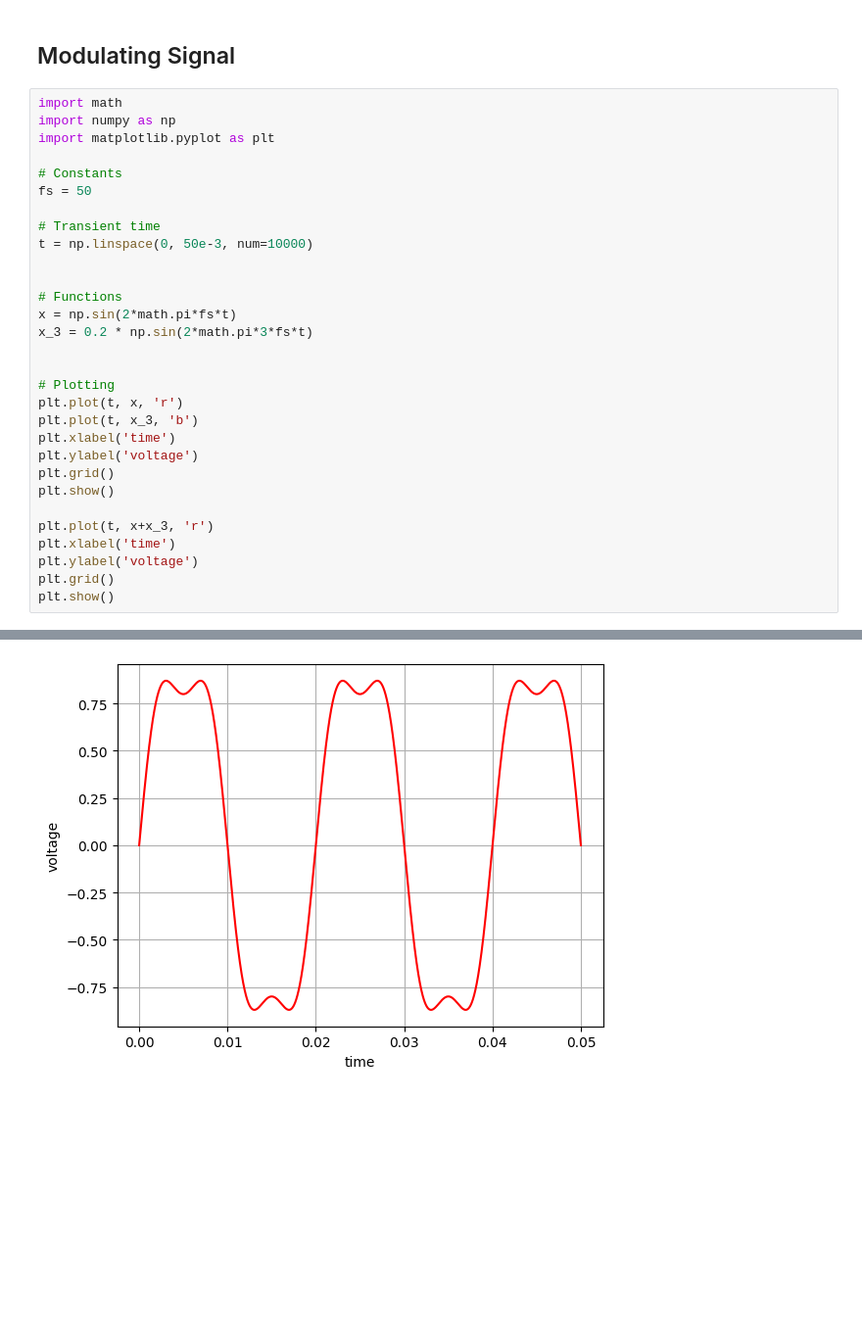
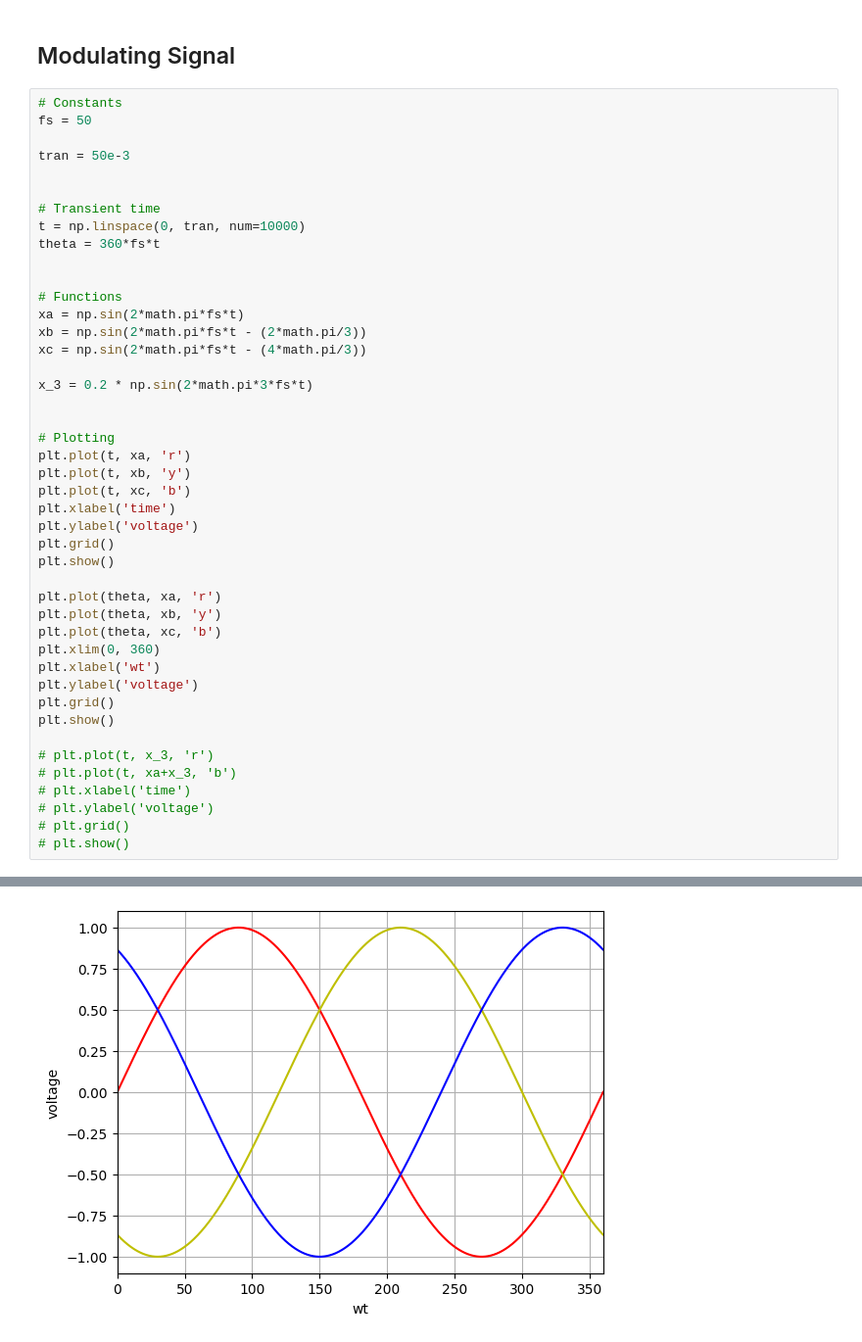
Before and after one commit to sunnyiisc/Three-Phase-Inverter-12VDC-to-440VAC-3ph--50Hz, a Jupyter notebook: 3_phase_Inverter.ipynb, the cells around one changed output, grey strips where cells are left out. Shown at 98% size. Cells and saved outputs as stored; diff of their text form; blank space fills up the shorter version.

```diff
--- a/3_phase_Inverter.ipynb
+++ b/3_phase_Inverter.ipynb
@@ -9,33 +54,47 @@ Hello 3phase Inverter
 # %% [markdown]
 ## Modulating Signal
 # %%
-import math
-import numpy as np
-import matplotlib.pyplot as plt
-
 # Constants
 fs = 50
 
+tran = 50e-3
+
+
 # Transient time
-t = np.linspace(0, 50e-3, num=10000)
+t = np.linspace(0, tran, num=10000)
+theta = 360*fs*t
 
 
 # Functions
-x = np.sin(2*math.pi*fs*t)
+xa = np.sin(2*math.pi*fs*t)
+xb = np.sin(2*math.pi*fs*t - (2*math.pi/3))
+xc = np.sin(2*math.pi*fs*t - (4*math.pi/3))
+
 x_3 = 0.2 * np.sin(2*math.pi*3*fs*t)
 
 
 # Plotting
-plt.plot(t, x, 'r')
-plt.plot(t, x_3, 'b')
+plt.plot(t, xa, 'r')
+plt.plot(t, xb, 'y')
+plt.plot(t, xc, 'b')
 plt.xlabel('time')
 plt.ylabel('voltage')
 plt.grid()
 plt.show()
 
-plt.plot(t, x+x_3, 'r')
-plt.xlabel('time')
+plt.plot(theta, xa, 'r')
+plt.plot(theta, xb, 'y')
+plt.plot(theta, xc, 'b')
+plt.xlim(0, 360)
+plt.xlabel('wt')
 plt.ylabel('voltage')
 plt.grid()
 plt.show()
+
+# plt.plot(t, x_3, 'r')
+# plt.plot(t, xa+x_3, 'b')
+# plt.xlabel('time')
+# plt.ylabel('voltage')
+# plt.grid()
+# plt.show()
 # %% [output]
@@ -43,2 +102,2 @@ plt.show()
-[figure, old version]
+[figure, new version]
 # %% [markdown]
```
Also changed, not shown: parts of 10 cells of this notebook.
